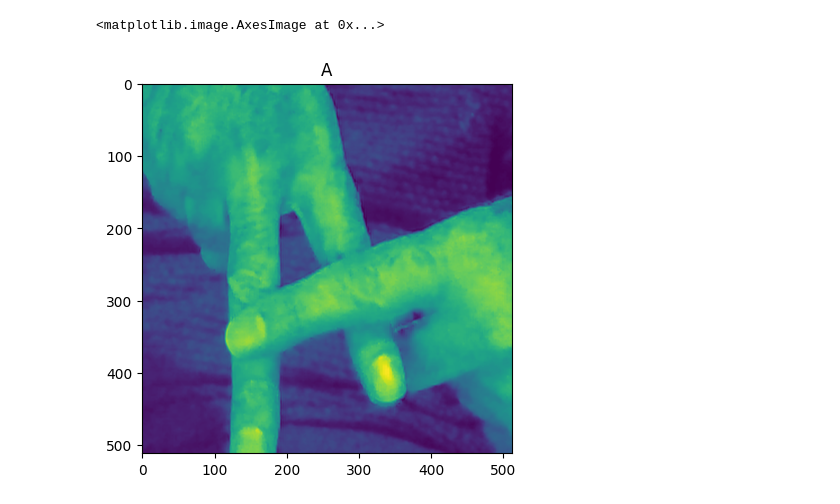
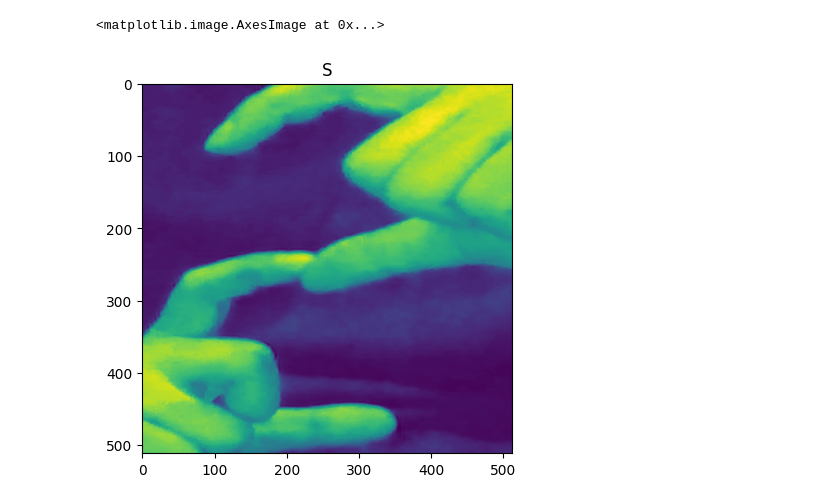
Before and after one commit to AmrWalidi/TSL-Alphabet-Detection, a Jupyter notebook: Main.ipynb, the cells around one changed output. Drawn from its saved outputs; the diff is of its cells as text; code cells hidden in the pictures.

```diff
--- a/Main.ipynb
+++ b/Main.ipynb
@@ -15,10 +15,12 @@ for clss in os.listdir(path):
         labels.append(clss)
 # %%
 import matplotlib.pyplot as plt
+import random as rnd
 
+num = rnd.randint(0, len(data))
 fig = plt.figure()
-plt.title(labels[0])
-plt.imshow(data[0])
+plt.title(labels[num])
+plt.imshow(data[num])
 # %% [output]
 <matplotlib.image.AxesImage at 0x...>
-[figure, old version]
+[figure, new version]
```
Also changed, not shown: parts of 11 cells of this notebook, 1 other file.
